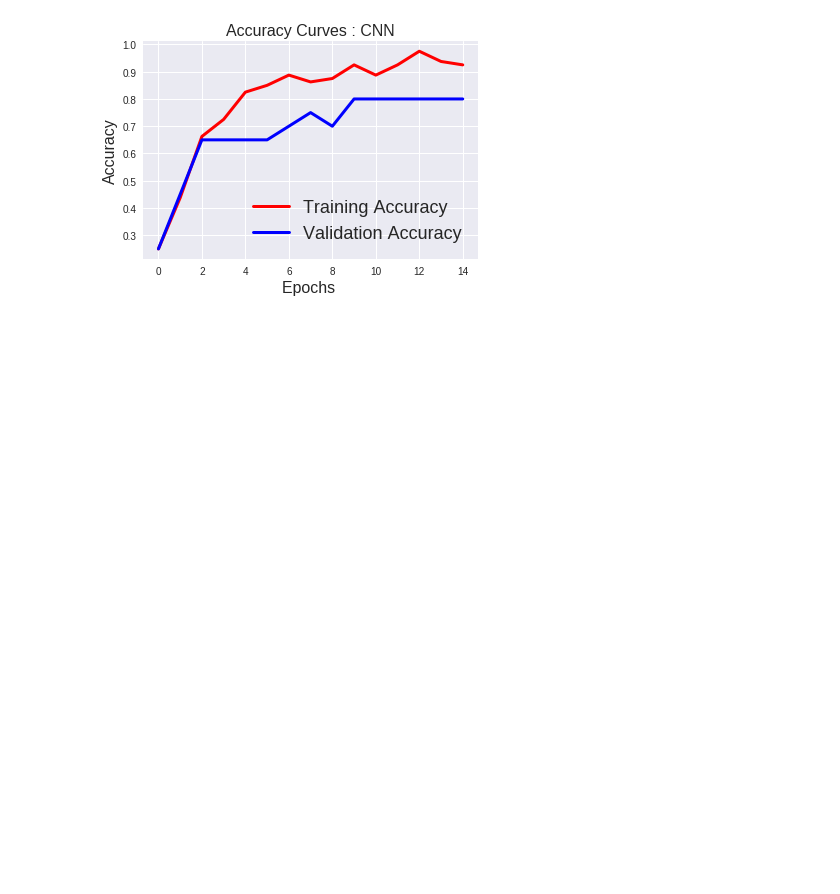
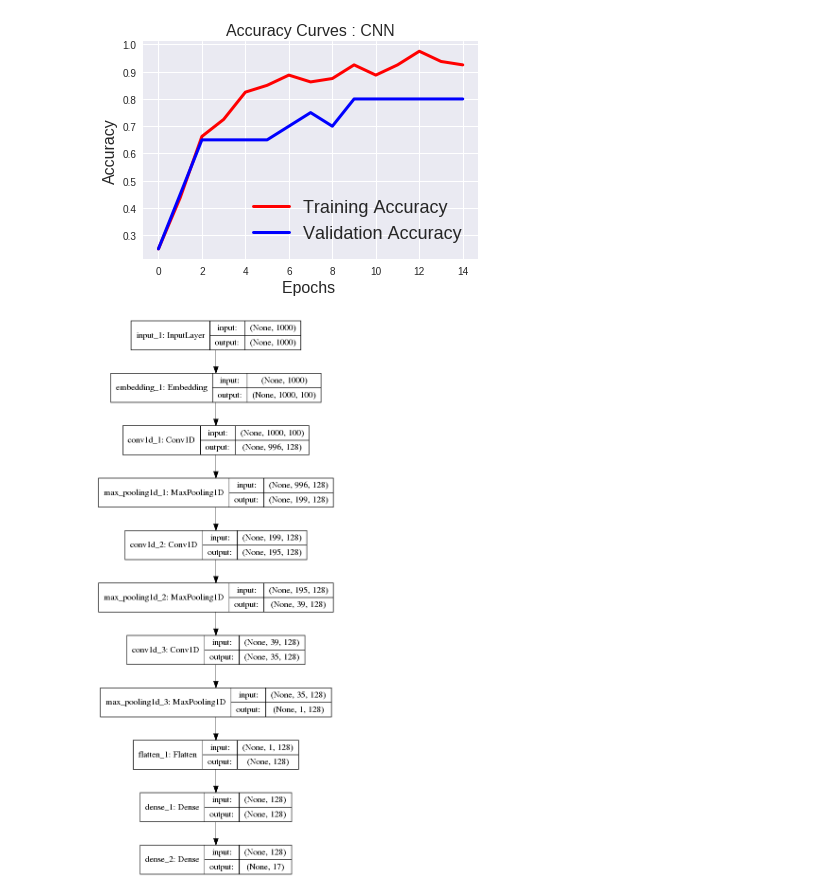
Before and after one commit to geniusai-research/Text-Classification, a Jupyter notebook: CNN.ipynb, the cells around one changed output. Cells and saved outputs as stored; diff of their text form; code cells hidden in the pictures; blank space fills up the shorter version.

Commit message:
added architectural diagram

```diff
--- a/CNN.ipynb
+++ b/CNN.ipynb
@@ -209,0 +213,5 @@ plt.show()
+# %%
+from PIL import Image
+display(Image.open('cnn_model.png'))
+# %% [output]
+[figure, added]
```
Also changed, not shown: parts of 1 cell of this notebook, 2 other files.
